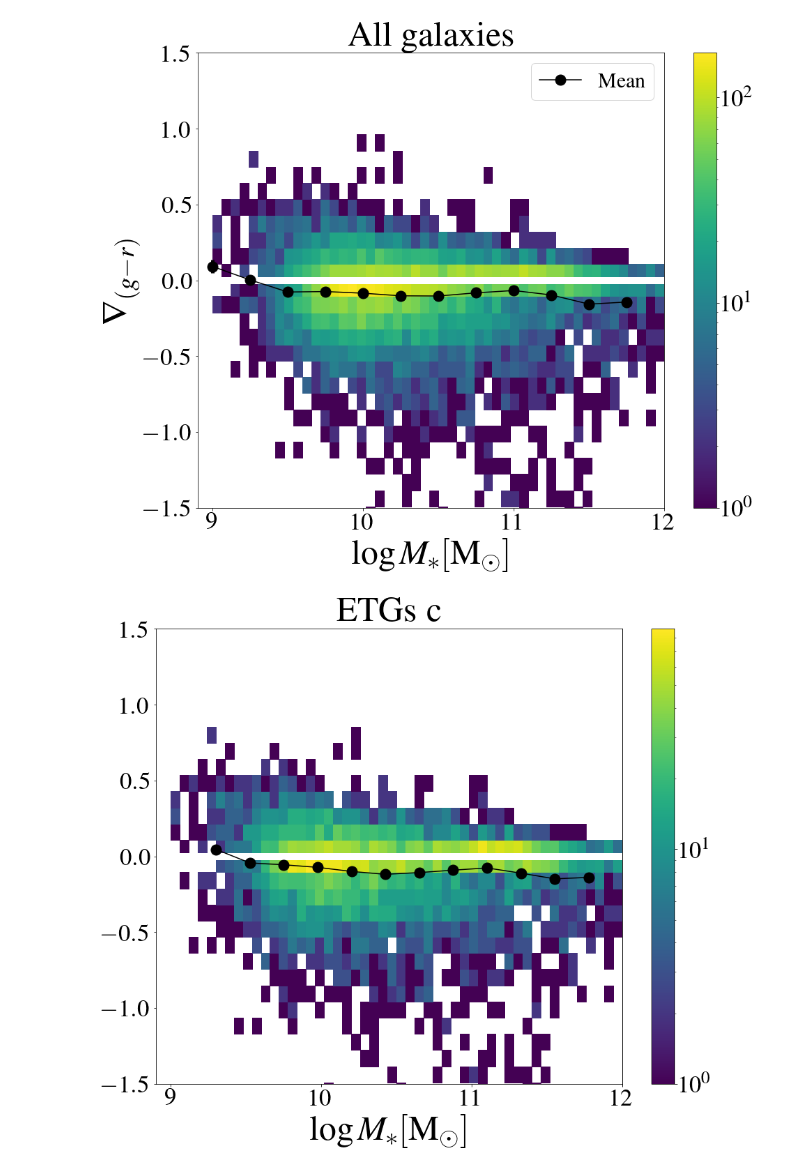
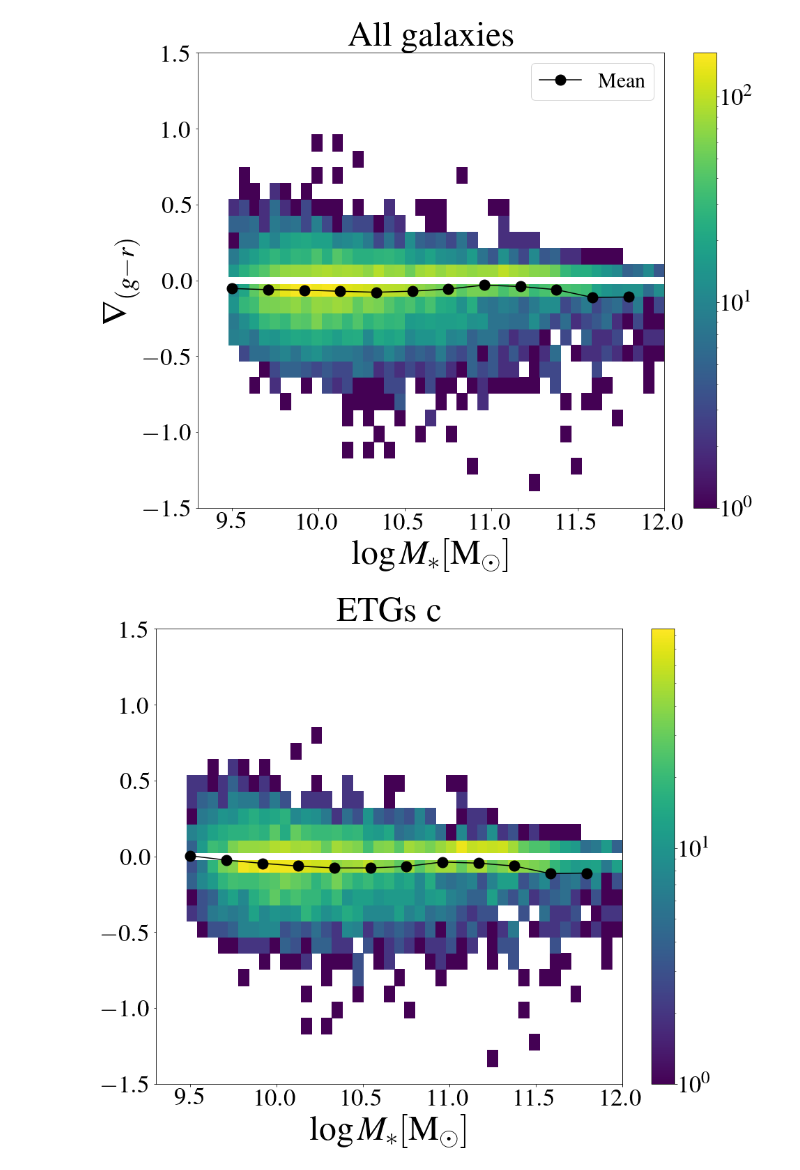
Before and after one commit to Ximena89/UNAM, a Jupyter notebook: mass_frac/sim.ipynb, the cells around one changed output. Saved outputs shown, nothing was run; the diff lists cells and outputs as text; code cells hidden in the pictures.

```diff
--- a/mass_frac/sim.ipynb
+++ b/mass_frac/sim.ipynb
@@ -183,7 +183,7 @@ Mrsol = 4.64 #banda r
 # b/a > .5 para todas las banda
 # 12470 galaxias a 6729 despues de los cortes
 
-catalog = Read('sim_pix_gt_25_flag_sersic_0_ba_gt_05 11.44.16 AM.txt') # sim data with cuts by Aldo
+catalog = Read('tabla_sim_grZibetti_logMs_gt_9.5.txt') # sim data with cuts by Aldo
 # %%
 ########## LUMINOSITES INTENSITIES AND MAGNITUDES ##################
 
@@ -694,30 +715,30 @@ r_d_late_blue = r_d_late_blue[numpy.isfinite(r_d_late_blue)]
 
 # Average color gradient gr 1 Re. Stellar mass. All
 
-stat_gradgr_mean, gradgr_mean_bins, binnum_gradgr_mean = scipy.stats.binned_statistic(np.log10(Ms_d), gradiente_gr, statistic='mean', bins=12, range=(9.0,12.0))
-stat_gradgr_count, gradgr_count_bins, binnum_gradgr_count = scipy.stats.binned_statistic(np.log10(Ms_d), gradiente_gr, statistic='count', bins=12, range=(9.0,12.0))
-stat_gradgr_std, gradgr_std_bins, binnum_gradgr_std = scipy.stats.binned_statistic(np.log10(Ms_d), gradiente_gr, statistic='std', bins=12, range=(9.0,12.0))
+stat_gradgr_mean, gradgr_mean_bins, binnum_gradgr_mean = scipy.stats.binned_statistic(np.log10(Ms_d), gradiente_gr, statistic='mean', bins=12, range=(9.5,12.0))
+stat_gradgr_count, gradgr_count_bins, binnum_gradgr_count = scipy.stats.binned_statistic(np.log10(Ms_d), gradiente_gr, statistic='count', bins=12, range=(9.5,12.0))
+stat_gradgr_std, gradgr_std_bins, binnum_gradgr_std = scipy.stats.binned_statistic(np.log10(Ms_d), gradiente_gr, statistic='std', bins=12, range=(9.5,12.0))
 
 # Average color gradient gr 1 Re. Stellar mass. Early and late
 
 # concentration
-stat_gradgr_late_c_mean, gradgrlate_c_mean_bins, binnum_gradgr_mean = scipy.stats.binned_statistic(np.log10(Ms_c_late), gradgr_late_c, statistic='mean', bins=12, range=(9.1,11.3))
-stat_gradgr_early_c_mean, gradgrearly_c_mean_bins, binnum_gradgr_mean = scipy.stats.binned_statistic(np.log10(Ms_c_early), gradgr_early_c, statistic='mean', bins=12, range=(9.3,12.0))
+stat_gradgr_late_c_mean, gradgrlate_c_mean_bins, binnum_gradgr_mean = scipy.stats.binned_statistic(np.log10(Ms_c_late), gradgr_late_c, statistic='mean', bins=12, range=(9.5,11.3))
+stat_gradgr_early_c_mean, gradgrearly_c_mean_bins, binnum_gradgr_mean = scipy.stats.binned_statistic(np.log10(Ms_c_early), gradgr_early_c, statistic='mean', bins=12, range=(9.5,12.0))
 
-stat_gradgr_late_c_count, gradgrlate_c_count_bins, binnum_gradgr_count = scipy.stats.binned_statistic(np.log10(Ms_c_late), gradgr_late_c, statistic='count', bins=12, range=(9.1,11.3))
-stat_gradgr_early_c_count, gradgrearly_c_count_bins, binnum_gradgr_count = scipy.stats.binned_statistic(np.log10(Ms_c_early), gradgr_early_c, statistic='count', bins=12, range=(9.3,12.0))
+stat_gradgr_late_c_count, gradgrlate_c_count_bins, binnum_gradgr_count = scipy.stats.binned_statistic(np.log10(Ms_c_late), gradgr_late_c, statistic='count', bins=12, range=(9.5,11.3))
+stat_gradgr_early_c_count, gradgrearly_c_count_bins, binnum_gradgr_count = scipy.stats.binned_statistic(np.log10(Ms_c_early), gradgr_early_c, statistic='count', bins=12, range=(9.5,12.0))
 
-stat_gradgr_late_c_std, gradgrlate_c_std_bins, binnum_gradgr_std = scipy.stats.binned_statistic(np.log10(Ms_c_late), gradgr_late_c, statistic='std', bins=12, range=(9.1,11.3))
-stat_gradgr_early_c_std, gradgrearly_c_std_bins, binnum_gradgr_std = scipy.stats.binned_statistic(np.log10(Ms_c_early), gradgr_early_c, statistic='std', bins=12, range=(9.3,12.0))
+stat_gradgr_late_c_std, gradgrlate_c_std_bins, binnum_gradgr_std = scipy.stats.binned_statistic(np.log10(Ms_c_late), gradgr_late_c, statistic='std', bins=12, range=(9.5,11.3))
+stat_gradgr_early_c_std, gradgrearly_c_std_bins, binnum_gradgr_std = scipy.stats.binned_statistic(np.log10(Ms_c_early), gradgr_early_c, statistic='std', bins=12, range=(9.5,12.0))
 
 # sersic index
-stat_gradgr_late_n_mean, gradgrlate_n_mean_bins, binnum_gradgr_mean = scipy.stats.binned_statistic(np.log10(Ms_n_late), gradgr_late_n, statistic='mean', bins=12, range=(9.3,11.3))
+stat_gradgr_late_n_mean, gradgrlate_n_mean_bins, binnum_gradgr_mean = scipy.stats.binned_statistic(np.log10(Ms_n_late), gradgr_late_n, statistic='mean', bins=12, range=(9.5,11.3))
 stat_gradgr_early_n_mean, gradgrearly_n_mean_bins, binnum_gradgr_mean = scipy.stats.binned_statistic(np.log10(Ms_n_early), gradgr_early_n, statistic='mean', bins=12, range=(9.5,12.0))
 
-stat_gradgr_late_n_count, gradgrlate_n_count_bins, binnum_gradgr_count = scipy.stats.binned_statistic(np.log10(Ms_n_late), gradgr_late_n, statistic='count', bins=12, range=(9.3,11.3))
+stat_gradgr_late_n_count, gradgrlate_n_count_bins, binnum_gradgr_count = scipy.stats.binned_statistic(np.log10(Ms_n_late), gradgr_late_n, statistic='count', bins=12, range=(9.5,11.3))
 stat_gradgr_early_n_count, gradgrearly_n_count_bins, binnum_gradgr_count = scipy.stats.binned_statistic(np.log10(Ms_n_early), gradgr_early_n, statistic='count', bins=12, range=(9.5,12.0))
 
-stat_gradgr_late_n_std, gradgrlate_n_std_bins, binnum_gradgr_std = scipy.stats.binned_statistic(np.log10(Ms_n_late), gradgr_late_n, statistic='std', bins=12, range=(9.3,11.3))
+stat_gradgr_late_n_std, gradgrlate_n_std_bins, binnum_gradgr_std = scipy.stats.binned_statistic(np.log10(Ms_n_late), gradgr_late_n, statistic='std', bins=12, range=(9.5,11.3))
 stat_gradgr_early_n_std, gradgrearly_n_std_bins, binnum_gradgr_std = scipy.stats.binned_statistic(np.log10(Ms_n_early), gradgr_early_n, statistic='std', bins=12, range=(9.5,12.0))
 # %%
 ############### GRADIENTS VS MASS EARLY LATE IN COLORS #########################
@@ -1183,7 +1201,7 @@ plt.ylabel(r'$ \nabla_{(g-r)}$', fontsize=50)
 
 #set axis limits
 plt.ylim(-1.5, 1.5)
-plt.xlim(8.9,12)
+plt.xlim(9.3,12)
 
 #adjust tick label font size
 label_size = 35
@@ -1194,41 +1212,41 @@ plt.legend(fontsize=30)
 plt.savefig('/Users/ximena/Desktop/UNAM/UNAM/mass_frac/sim/delgr_Msd_all_sim.pdf',format='pdf',dpi=200, bbox_inches = 'tight')
 plt.show()
 # %% [output]
-[figure, old version]
+[figure, new version]
 # %%
 fig, ax= plt.subplots(figsize=(15,12))
 
 
 # color gradient gr  1 Re  VS Ms_d early  Diamond
 logMs= np.linspace(8,12)
 plt.hist2d(np.log10(Ms_c_early), gradgr_early_c, bins=(50,30), range=[[9.0,12],[-1.6,1.6]], zorder=1, norm=LogNorm(), cmap='viridis')
 plt.plot(gradgrearly_c_mean_bins[:-1], stat_gradgr_early_c_mean, zorder=3, color ='black', marker = 'o', markersize= 15)
 plt.errorbar(gradgrearly_c_mean_bins[:-1], stat_gradgr_early_c_mean, yerr=stat_gradgr_early_c_std/np.sqrt(stat_gradgr_early_c_count+1), zorder=3, xerr=None, ls='None', ecolor='black', elinewidth=5)
 plt.colorbar()
 x = [8.9,12]
 y = [0,0]
 plt.plot(x, y, color='white', zorder=1, linestyle='-', lw=10)
 
 # Add axis labels
 
 plt.xlabel(r'$\log M_{\ast} [\rm M_{\odot}]$ ', fontsize=50)
 # plt.ylabel(r'$ \nabla_(g-r)$', fontsize=50)
 plt.title(r'ETGs c', fontsize=50)
 
 #set axis limits
 plt.ylim(-1.5, 1.5)
-plt.xlim(8.9,12)
+plt.xlim(9.3,12)
 
 #adjust tick label font size
 label_size = 35
 matplotlib.rcParams['xtick.labelsize'] = label_size
 matplotlib.rcParams['ytick.labelsize'] = label_size
 
 # plt.legend(fontsize=30)
 plt.savefig('/Users/ximena/Desktop/UNAM/UNAM/mass_frac/sim/delgr_Msdearly_c_sim.pdf',format='pdf',dpi=200, bbox_inches = 'tight')
 plt.show()
 # %% [output]
-[figure, old version]
+[figure, new version]
 # %%
 fig, ax= plt.subplots(figsize=(15,12))
 
```
Also changed, not shown: parts of 46 cells of this notebook.
